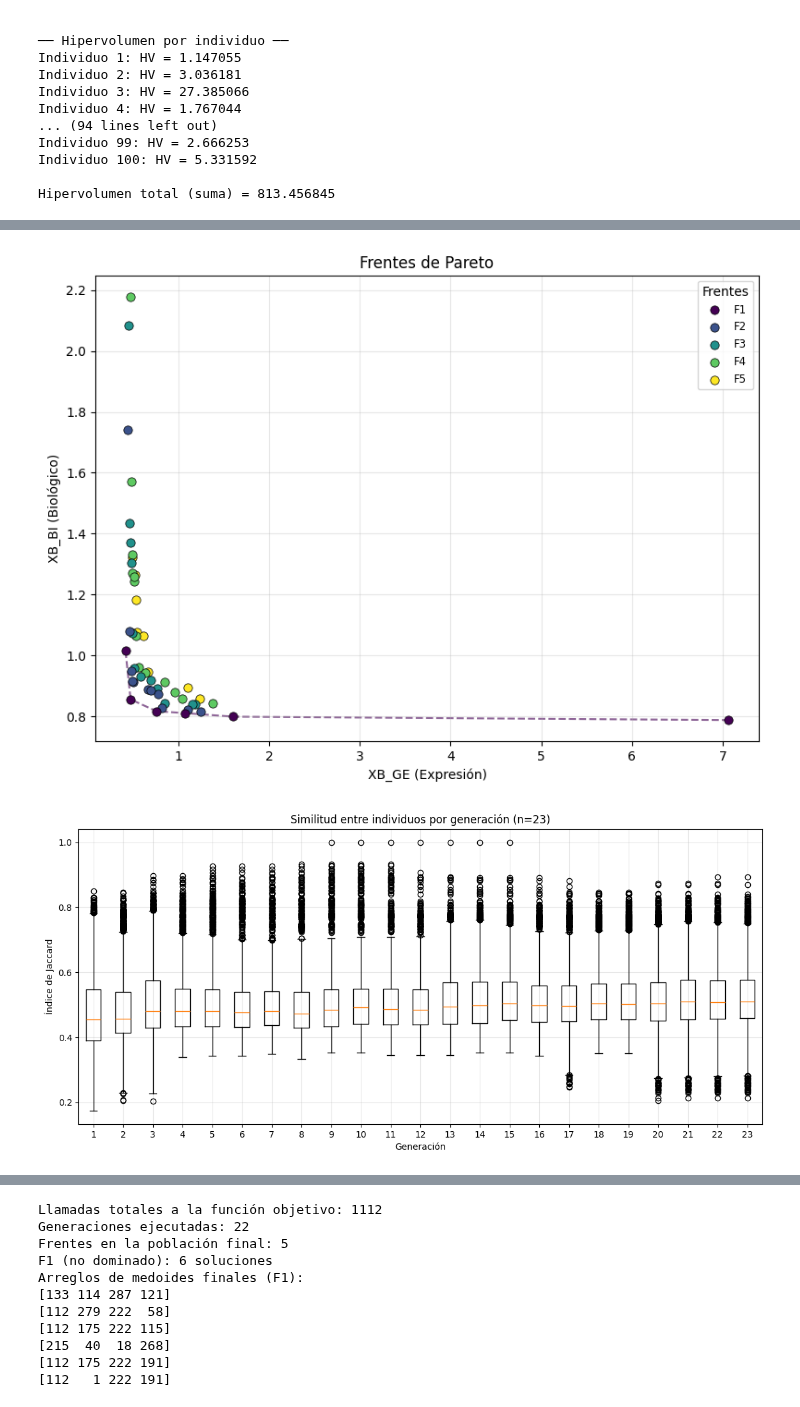
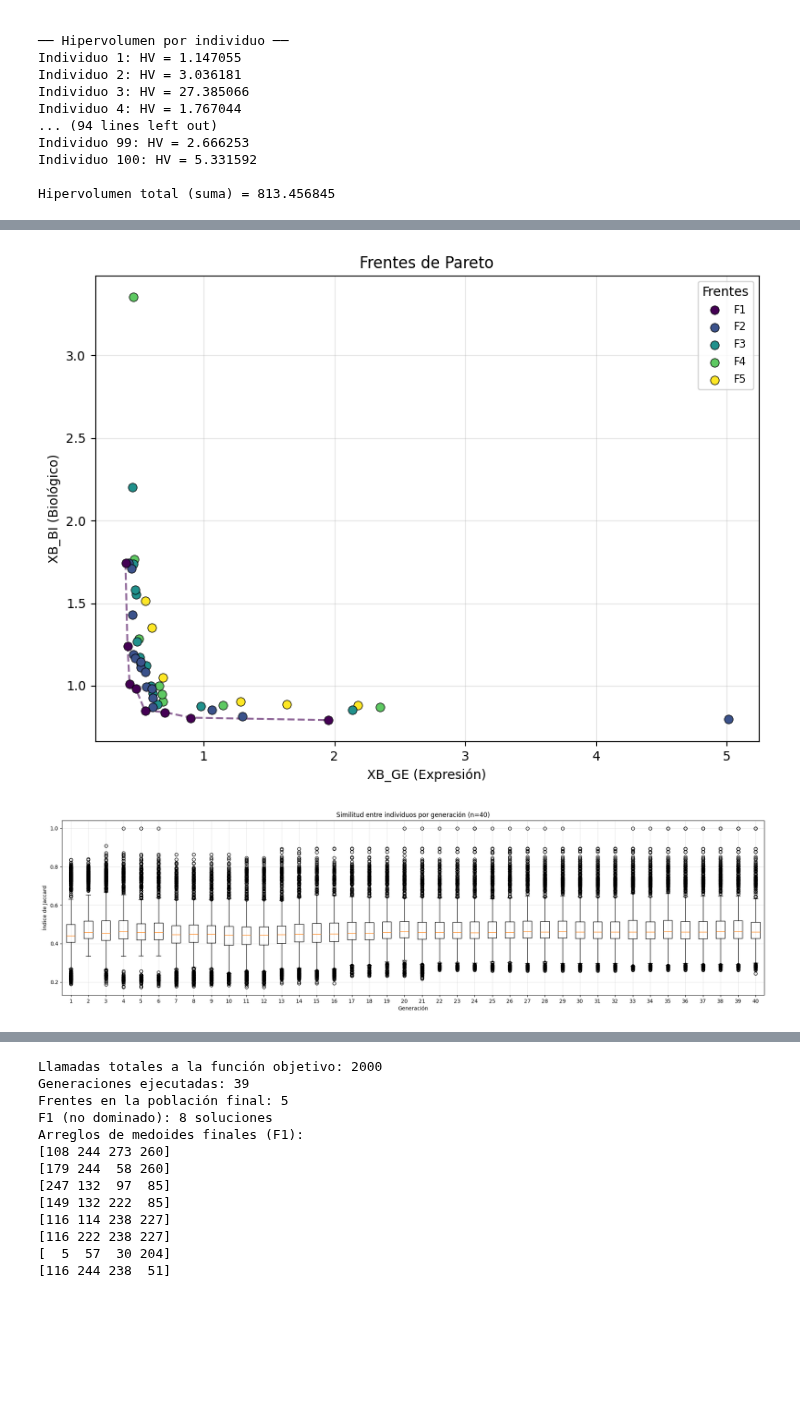
Before and after one commit to BenjaminGonzalezH/Thesis, a Jupyter notebook: Source Code/Investigation_Notes/Notes_1-NSGA-II.ipynb, the cells around one changed output, grey strips where cells are left out. Drawn from its saved outputs; the diff is of its cells as text; code cells hidden in the pictures; blank space fills up the shorter version.

```diff
--- a/Source Code/Investigation_Notes/Notes_1-NSGA-II.ipynb
+++ b/Source Code/Investigation_Notes/Notes_1-NSGA-II.ipynb
@@ -1521,7 +1521,7 @@ def run_nsga2(
 ##################################
 # Bloque de ejecución: NSGA-II completo
 ##################################
-MAX_OBJ_FUNCTION_CALLS = 1112   # presupuesto total de evaluaciones
+MAX_OBJ_FUNCTION_CALLS = 2000   # presupuesto total de evaluaciones
 POP_SIZE = 50
 CROSSOVER_PROB = 0.80
 MUTATION_PROB  = 0.01
@@ -1572,2 +1572,2 @@ Criterio de paro EXACTO: 1112/1112 llamadas a la función objetivo, 22 generacio
-[figure, old version]
+[figure, new version]
-[figure, old version]
+[figure, new version]
@@ -1575,11 +1575,13 @@ Criterio de paro EXACTO: 1112/1112 llamadas a la función objetivo, 22 generacio
-Llamadas totales a la función objetivo: 1112
-Generaciones ejecutadas: 22
+Llamadas totales a la función objetivo: 2000
+Generaciones ejecutadas: 39
 Frentes en la población final: 5
-F1 (no dominado): 6 soluciones
+F1 (no dominado): 8 soluciones
 Arreglos de medoides finales (F1):
-[133 114 287 121]
-[112 279 222  58]
-[112 175 222 115]
-[215  40  18 268]
-[112 175 222 191]
-[112   1 222 191]
+[108 244 273 260]
+[179 244  58 260]
+[247 132  97  85]
+[149 132 222  85]
+[116 114 238 227]
+[116 222 238 227]
+[  5  57  30 204]
+[116 244 238  51]
```
Also changed, not shown: parts of 2 cells of this notebook, 1 other file.
